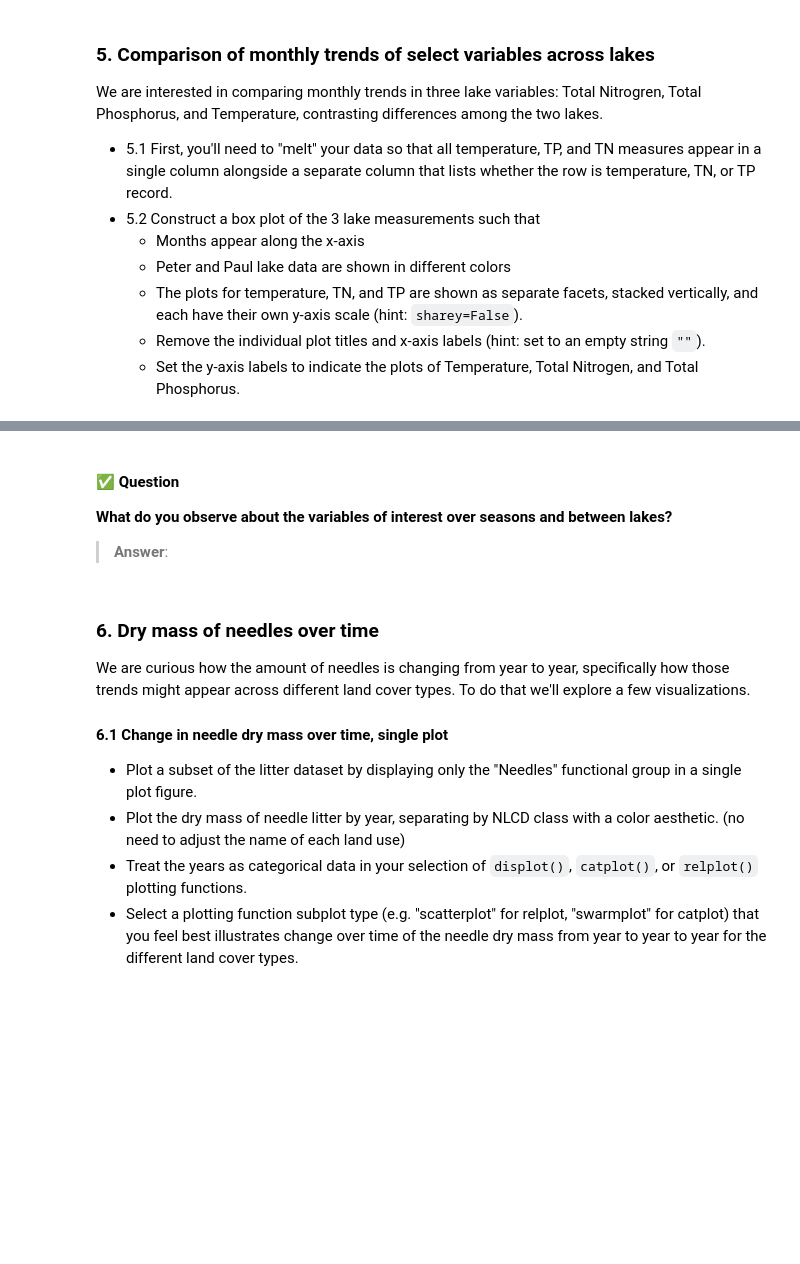
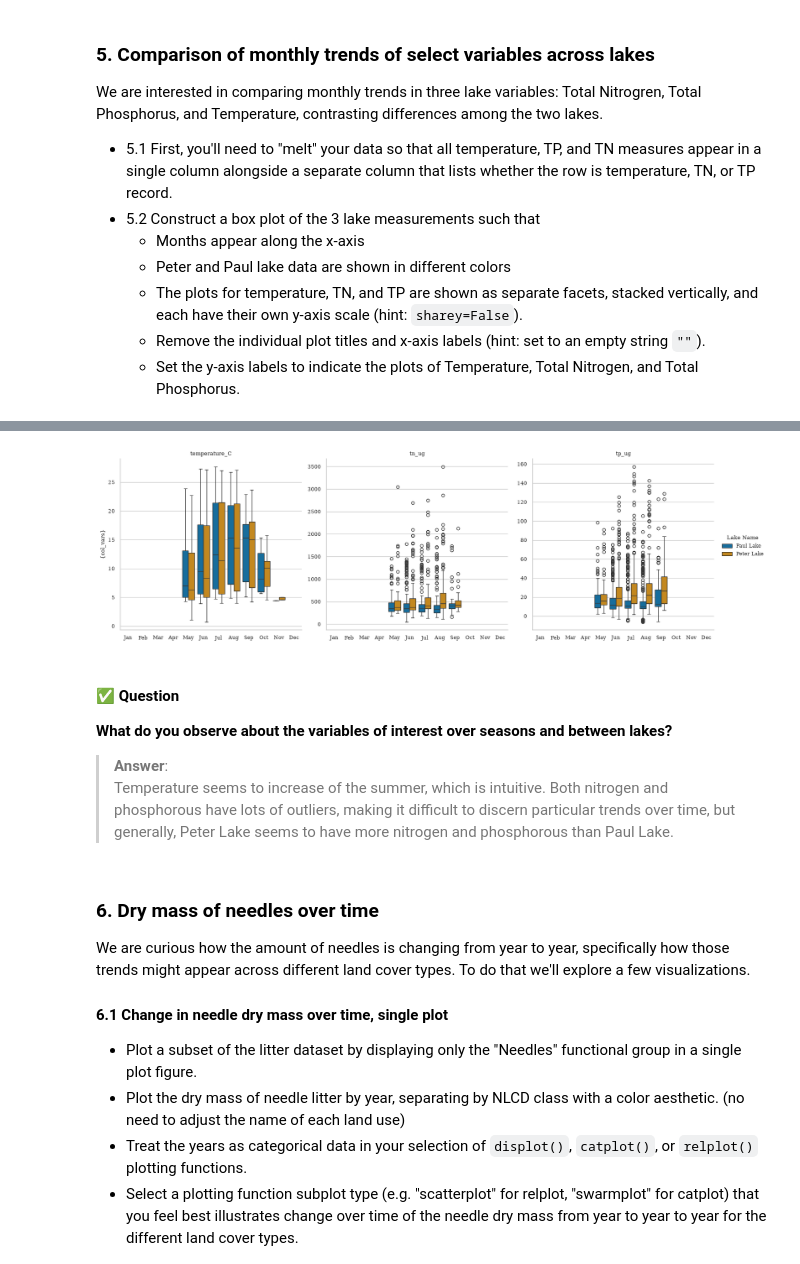
Before and after one commit to maya-schroder/ENV700, a Jupyter notebook: assingments/mis32_A5-DataVisualization.ipynb, the cells around one changed output, grey strips where cells are left out. Cells and saved outputs as stored; diff of their text form; code cells hidden in the pictures; blank space fills up the shorter version.

```diff
--- a/assingments/mis32_A5-DataVisualization.ipynb
+++ b/assingments/mis32_A5-DataVisualization.ipynb
@@ -168,3 +168,11 @@ We are interested in comparing monthly trends in three lake variables: Total Nit
     - Set the y-axis labels to indicate the plots of Temperature, Total Nitrogen, and Total Phosphorus.
 # %%
 # 5.1 Melt the NTL LTR dataset so that Temperature, TN, and TP measures are consolidated in a single column
+NTL_LTER_long = NTL_LTER.melt(
+   id_vars=['lakename', 'year4', 'daynum', 'month', 'sampledate', 'depth', 'month_abb'],
+   value_vars=['temperature_C', 'tn_ug', 'tp_ug'],
+   var_name='measurement',
+   value_name='value'
+)
+
+NTL_LTER_long.head()
@@ -171,16 +186,30 @@ We are interested in comparing monthly trends in three lake variables: Total Nit
 # %%
 # 5.2 Create the faceted plot
-
+g = sns.catplot(
+    data=NTL_LTER_long,
+    x='month_abb',
+    y='value',
+    kind='box',
+    col='measurement',
+    sharey=False,
+    hue='lakename'
+)
 
 # 5.3 Style the plot
-
+g.set(
+    title="",
+    xlabel=""
+).set_ylabels('{col_vars}').set_titles('{col_name}')
 
 # 5.4 Set the legend
+g.legend.set_title('Lake Name')
+# %% [output]
+[figure, added]
 # %% [markdown]
 #### ✅ Question
 **What do you observe about the variables of interest over seasons and between lakes?**
 > **Answer**:
->
+>  Temperature seems to increase of the summer, which is intuitive. Both nitrogen and phosphorous have lots of outliers, making it difficult to discern particular trends over time, but generally, Peter Lake seems to have more nitrogen and phosphorous than Paul Lake.
 # %% [markdown]
 ### 6. Dry mass of needles over time
 We are curious how the amount of needles is changing from year to year, specifically how those trends might appear across different land cover types. To do that we'll explore a few visualizations.
```
Also changed, not shown: parts of 5 cells of this notebook.
